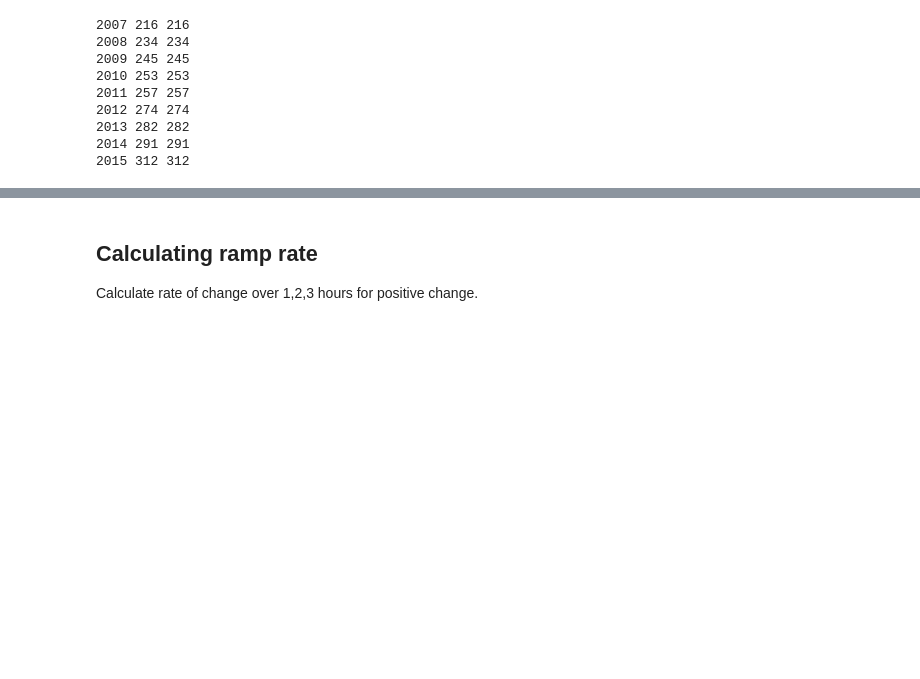
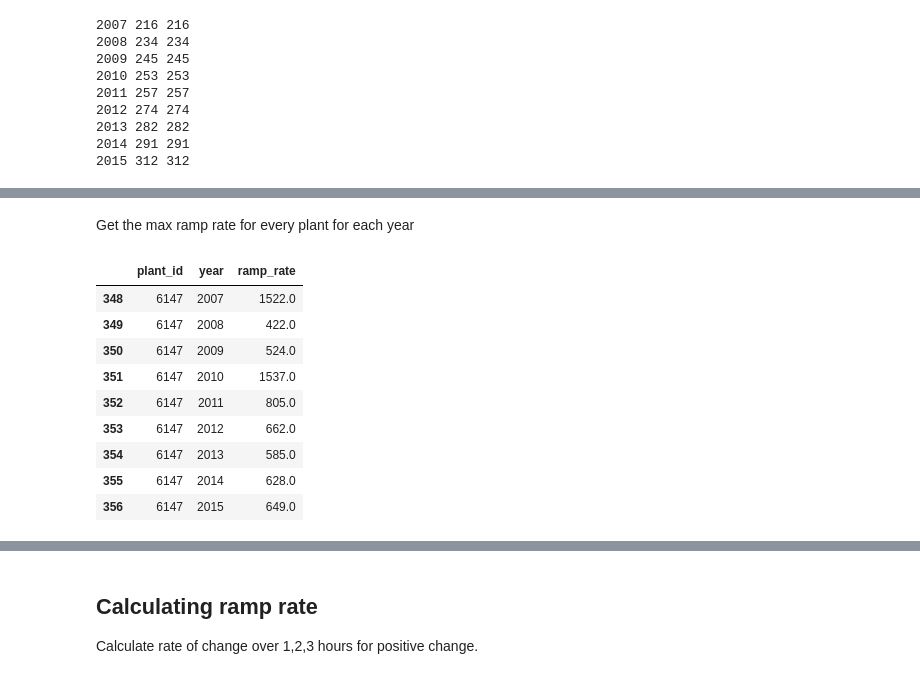
Before and after one commit to gschivley/ERCOT_power, a Jupyter notebook: Raw Data/Merging EPA and EIA.ipynb, the cells around one changed output, grey strips where cells are left out. Saved outputs shown, nothing was run; the diff lists cells and outputs as text; code cells hidden in the pictures; blank space fills up the shorter version.

```diff
--- a/Raw Data/Merging EPA and EIA.ipynb
+++ b/Raw Data/Merging EPA and EIA.ipynb
@@ -524,0 +586,2 @@ clusterDict[2015].head()
+# %% [markdown]
+Get the max ramp rate for every plant for each year
@@ -524,0 +593,13 @@ clusterDict[2015].head()
+# %%
+ramp_rate_df[ramp_rate_df.plant_id==6147]
+# %% [output]
+|  | plant_id | year | ramp_rate |
+| 348 | 6147 | 2007 | 1522.0 |
+| 349 | 6147 | 2008 | 422.0 |
+| 350 | 6147 | 2009 | 524.0 |
+| 351 | 6147 | 2010 | 1537.0 |
+| 352 | 6147 | 2011 | 805.0 |
+| 353 | 6147 | 2012 | 662.0 |
+| 354 | 6147 | 2013 | 585.0 |
+| 355 | 6147 | 2014 | 628.0 |
+| 356 | 6147 | 2015 | 649.0 |
```
Also changed, not shown: parts of 23 cells of this notebook.
